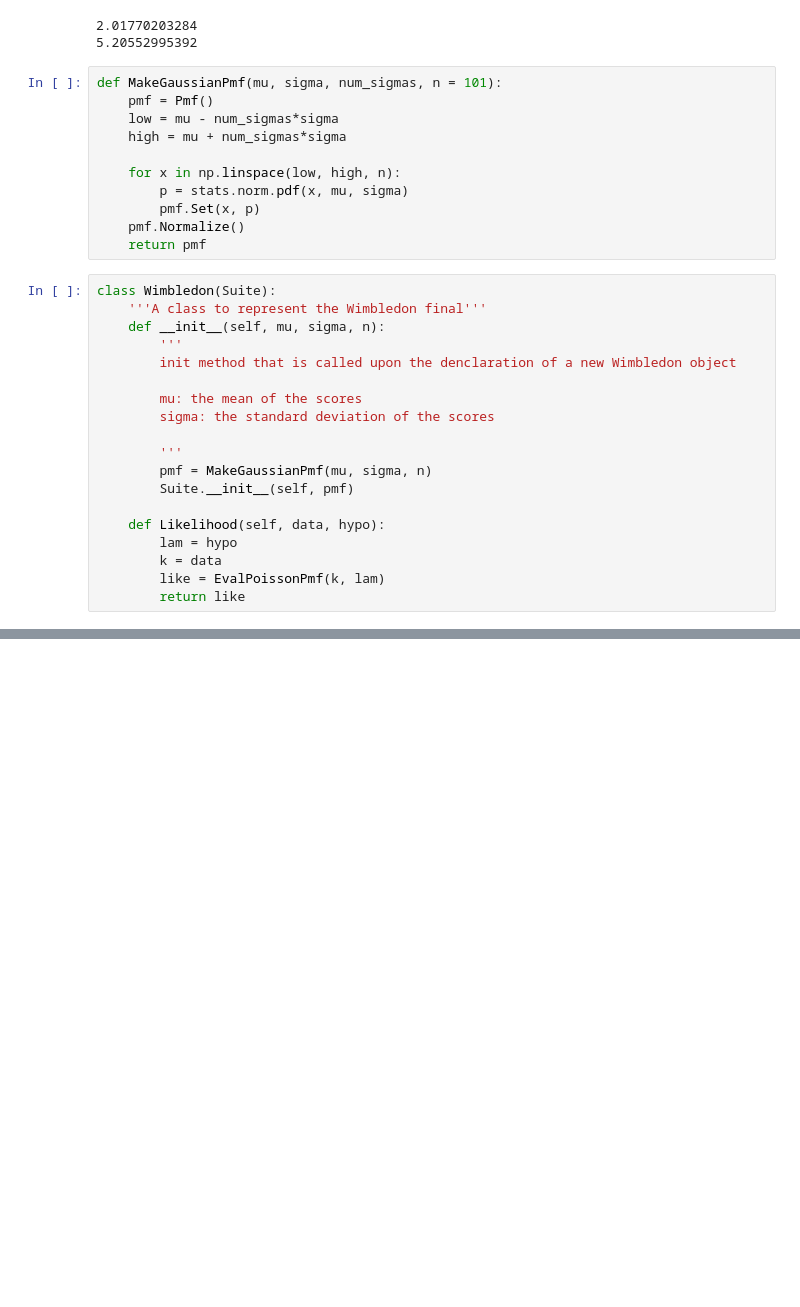
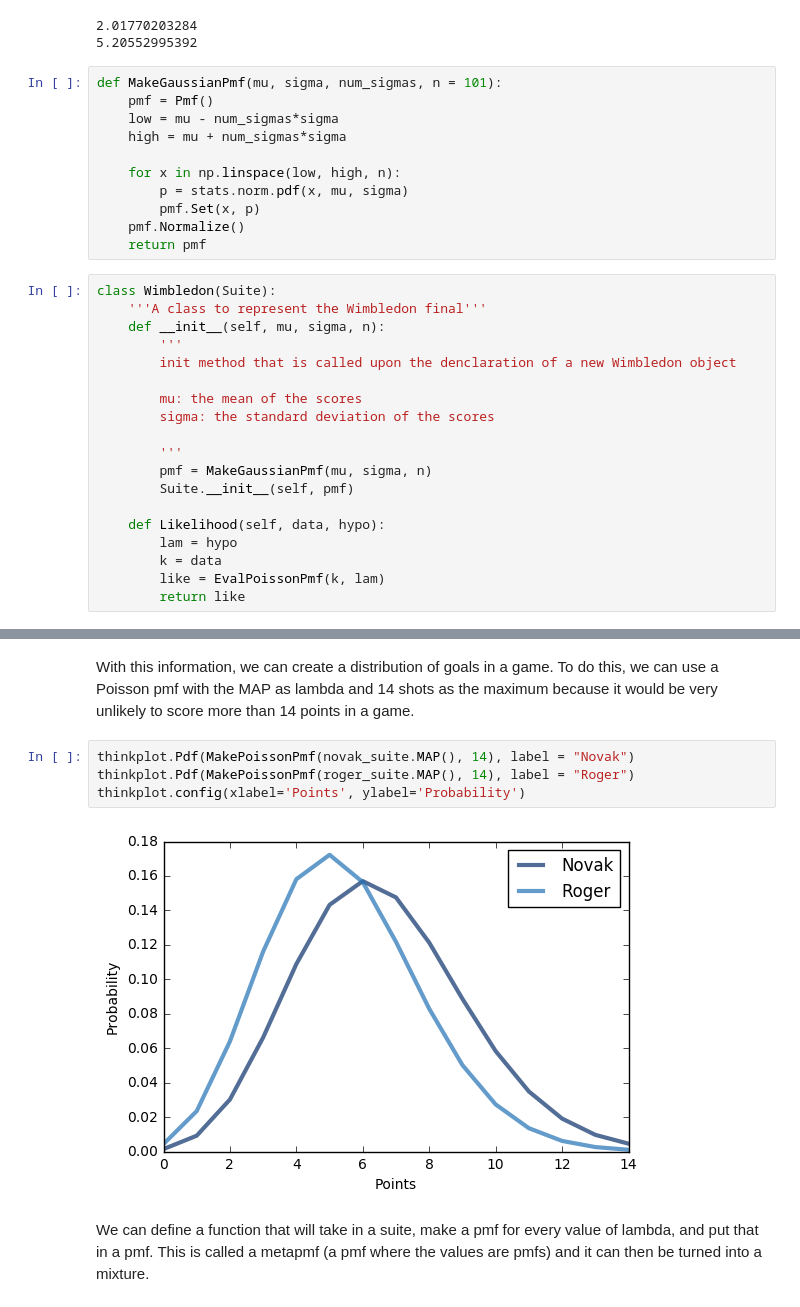
Before and after one commit to cmoser96/ThinkBayes2, a Jupyter notebook: code/report03.ipynb, the cells around one changed output, grey strips where cells are left out. Cells and saved outputs as stored; diff of their text form; blank space fills up the shorter version.

```diff
--- a/code/report03.ipynb
+++ b/code/report03.ipynb
@@ -303,0 +316,10 @@ thinkplot.Pmf(MakePoissonPmf(mean, 10))
+# %% [markdown]
+With this information, we can create a distribution of goals in a game. To do this, we can use a Poisson pmf with the MAP as lambda and 14 shots as the maximum because it would be very unlikely to score more than 14 points in a game.
+# %%
+thinkplot.Pdf(MakePoissonPmf(novak_suite.MAP(), 14), label = "Novak")
+thinkplot.Pdf(MakePoissonPmf(roger_suite.MAP(), 14), label = "Roger")
+thinkplot.config(xlabel='Points', ylabel='Probability')
+# %% [output]
+[figure, added]
+# %% [markdown]
+We can define a function that will take in a suite, make a pmf for every value of lambda, and put that in a pmf. This is called a metapmf (a pmf where the values are pmfs) and it can then be turned into a mixture.
```
Also changed, not shown: parts of 16 cells of this notebook.
